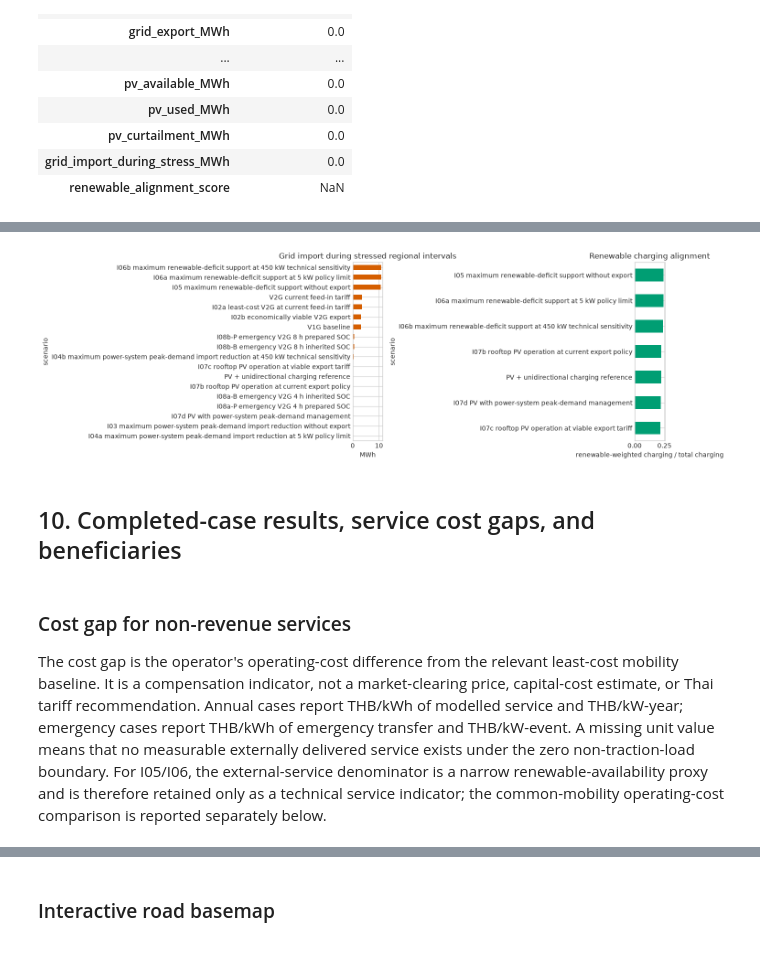
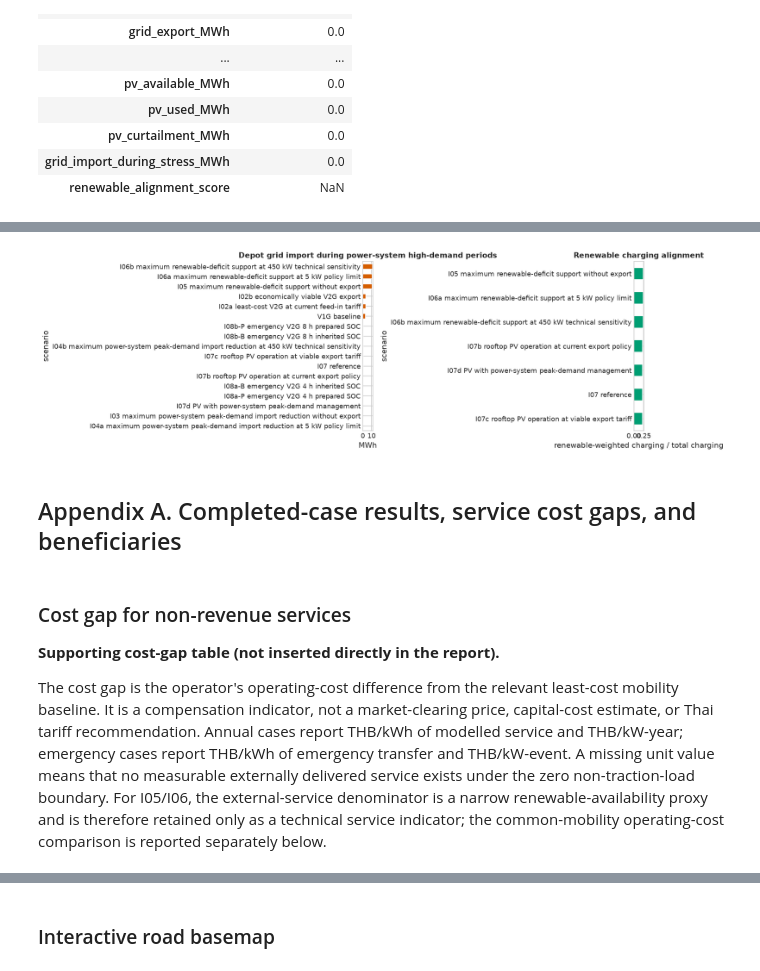
Before and after one commit to fraunhofer-isi/FLEXIMOD, a Jupyter notebook: notebooks/building_use_case_analysis.ipynb, the cells around one changed output, grey strips where cells are left out. Cells and saved outputs as stored; diff of their text form; code cells hidden in the pictures.

```diff
--- a/notebooks/building_use_case_analysis.ipynb
+++ b/notebooks/building_use_case_analysis.ipynb
@@ -53,12 +120,16 @@ import sys
 from pathlib import Path
 
 import matplotlib.pyplot as plt
+import seaborn as sns
 import matplotlib.dates as mdates
 import plotly.graph_objects as go
 import numpy as np
 import pandas as pd
 from flexi_mod.analysis.building_case_analysis import build_service_cost_gap, result_availability, stakeholder_matrix
-from IPython.display import display
+from IPython.display import Markdown, display
+
+sns.set_theme(context='notebook', style='whitegrid', font_scale=1.0)
+plt.rcParams.update({'figure.dpi': 120, 'savefig.dpi': 300, 'axes.titleweight': 'semibold'})
 
 
 def find_project_root(start: Path | None = None) -> Path:
@@ -91,9 +162,9 @@ CREDIT_GRID_EXPORT = False
 
 CORE_CASES = {
     'V1G baseline': {'input': 'building_v1g_annual', 'study_case': 'building_v1g_annual', 'output': 'v1g_baseline'},
-    'PV + unidirectional charging reference': {'input': 'building_v2b_pv_self_consumption_annual', 'study_case': 'building_v2b_pv_self_consumption', 'output': 'v2b_rooftop_pv'},
+    'I07 reference': {'input': 'building_i07_reference_annual', 'study_case': 'building_i07_reference', 'output': 'i07_reference'},
     'I02a least-cost V2G at current feed-in tariff': {'input': 'building_v2b_cost_annual', 'study_case': 'building_v2b_cost_annual', 'output': 'v2b_cost'},
-    'I02b economically viable V2G export': {'input': 'building_v2g_tariff_sweep_annual', 'study_case': 'building_v2g_sweep_plus_1000', 'output': 'tariff_plus_1000'},
+    'I02b economically viable V2G export': {'input': 'building_v2g_export_onset_3150_annual', 'study_case': 'building_v2g_export_onset_3150', 'output': 'i02_export_onset_3150'},
     'I03 maximum power-system peak-demand import reduction without export': {'input': 'building_v2b_grid_support_annual', 'study_case': 'building_v2b_grid_support_max_no_export', 'output': 'grid_support_no_export'},
     'I04a maximum power-system peak-demand import reduction at 5 kW policy limit': {'input': 'building_v2b_grid_support_annual', 'study_case': 'building_v2g_grid_support_max_export_5kw', 'output': 'grid_support_export_5kw'},
     'I04b maximum power-system peak-demand import reduction at 450 kW technical sensitivity': {'input': 'building_v2b_grid_support_annual', 'study_case': 'building_v2g_grid_support_max_export_450kw', 'output': 'grid_support_export_450kw'},
@@ -107,7 +178,6 @@ CORE_CASES = {
     'I08a-B emergency V2G 4 h inherited SOC': {'input': 'building_v2g_emergency_backup_4h_baseline', 'study_case': 'building_v2g_emergency_backup_4h_baseline', 'output': 'i08_4h_baseline'},
     'I08b-P emergency V2G 8 h prepared SOC': {'input': 'building_v2g_emergency_backup_8h_prepared', 'study_case': 'building_v2g_emergency_backup_8h_prepared', 'output': 'i08_8h_prepared'},
     'I08b-B emergency V2G 8 h inherited SOC': {'input': 'building_v2g_emergency_backup_8h_baseline', 'study_case': 'building_v2g_emergency_backup_8h_baseline', 'output': 'i08_8h_baseline'},
-    'V2G current feed-in tariff': {'input': 'building_v2g_current_tariff_annual', 'study_case': 'building_v2g_current_tariff_annual', 'output': 'v2g_current_export'},
 }
 GRID_SUPPORT_CASES = {
     'No export': {'input': 'building_v2b_grid_support_annual', 'study_case': 'building_v2b_grid_support_max_no_export', 'output': 'grid_support_no_export', 'export_limit_kw': 0},
@@ -277,6 +351,10 @@ def load_result(label: str, spec: dict) -> tuple[dict, pd.DataFrame] | None:
         'emergency_transfer_MWh': float(summary.get('emergency_v2g_transfer_MWh', 0.0)),
         'peak_emergency_transfer_MW': float(summary.get('peak_emergency_v2g_transfer_MW', 0.0)),
         'synthetic_outage_duration_hours': float(summary.get('synthetic_outage_duration_hours', 0.0)),
+        'outage_grid_import_MWh': float(summary.get('grid_import_during_synthetic_outage_MWh', 0.0)),
+        'outage_grid_export_MWh': float(summary.get('grid_export_during_synthetic_outage_MWh', 0.0)),
+        'minimum_emergency_soc_MWh': float(summary.get('minimum_bus_soc_during_synthetic_outage_MWh', np.nan)),
+        'final_bus_soc_fraction': float(summary.get('final_bus_soc_fraction', np.nan)),
         'recovery_grid_import_MWh': float(summary.get('recovery_grid_import_MWh', 0.0)),
     }
     return row, dispatch
@@ -1496,25 +1600,27 @@ academic_bar(co2_relative, 'Traction-boundary operational CO$_2$ relative to I01
 # %%
 electric_only = comparison.drop(index='Diesel benchmark', errors='ignore')
 figure, axes = plt.subplots(1, 2, figsize=(14, 4.8))
 electric_only['grid_import_during_stress_MWh'].sort_values().plot.barh(ax=axes[0], color=COLORS['orange'])
-axes[0].set_title('Grid import during stressed regional intervals')
+axes[0].set_title('Depot grid import during power-system high-demand periods')
 axes[0].set_xlabel('MWh')
 alignment = electric_only['renewable_alignment_score'].dropna().sort_values()
 if not alignment.empty:
     alignment.plot.barh(ax=axes[1], color=COLORS['green'])
     axes[1].set_xlabel('renewable-weighted charging / total charging')
 else:
     axes[1].text(0.5, 0.5, 'No renewable KPI in available outputs', ha='center', va='center')
 axes[1].set_title('Renewable charging alignment')
 figure.tight_layout()
 plt.show()
 # %% [output]
-[figure, old version]
+[figure, new version]
 # %% [markdown]
-## 10. Completed-case results, service cost gaps, and beneficiaries
+## Appendix A. Completed-case results, service cost gaps, and beneficiaries
 # %% [markdown]
 ### Cost gap for non-revenue services
 
+**Supporting cost-gap table (not inserted directly in the report).**
+
 The cost gap is the operator's operating-cost difference from the relevant least-cost mobility baseline. It is a compensation indicator, not a market-clearing price, capital-cost estimate, or Thai tariff recommendation. Annual cases report THB/kWh of modelled service and THB/kW-year; emergency cases report THB/kWh of emergency transfer and THB/kW-event. A missing unit value means that no measurable externally delivered service exists under the zero non-traction-load boundary. For I05/I06, the external-service denominator is a narrow renewable-availability proxy and is therefore retained only as a technical service indicator; the common-mobility operating-cost comparison is reported separately below.
 # %%
 service_cost_gap = build_service_cost_gap(comparison, dispatch_by_case)
```
Also changed, not shown: parts of 52 cells of this notebook, 31 other files.
